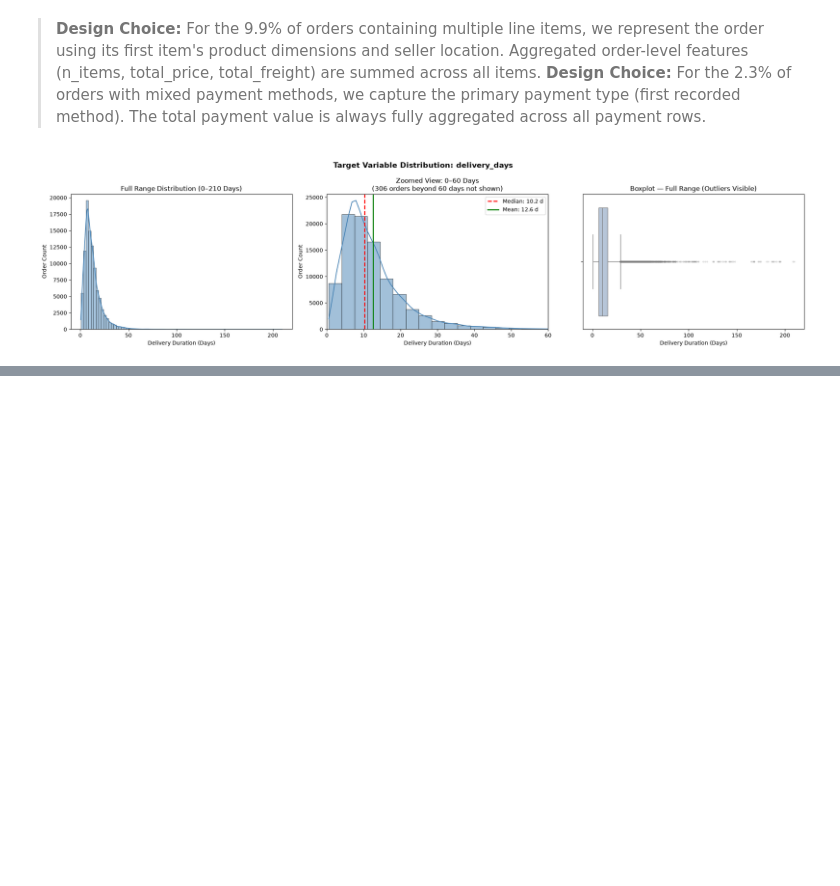
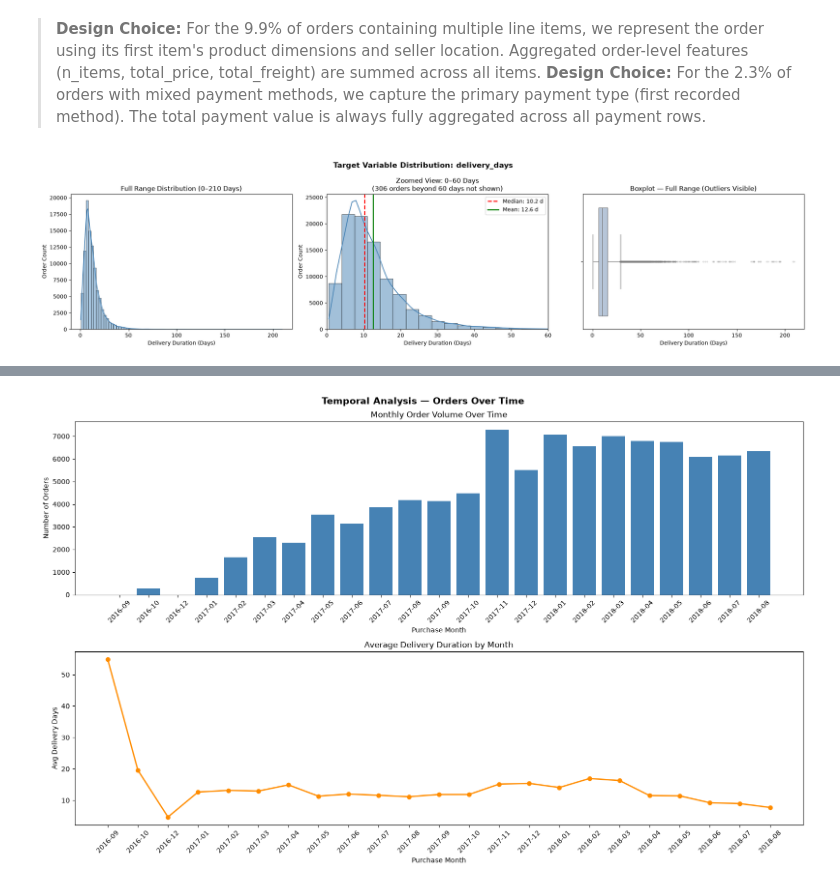
Before and after one commit to hemnath-28/ML-Evaulation-, a Jupyter notebook: regression.ipynb, the cells around one changed output, grey strips where cells are left out. Saved outputs shown, nothing was run; the diff lists cells and outputs as text; code cells hidden in the pictures; blank space fills up the shorter version.

```diff
--- a/regression.ipynb
+++ b/regression.ipynb
@@ -305,0 +412,33 @@ plt.show()
+# %%
+# ============================================================
+# CELL 7B: A2 — Orders by Purchase Month (Temporal EDA)
+# ============================================================
+regression_df['purchase_month'] = regression_df['order_purchase_timestamp'].dt.to_period('M').astype(str)
+
+monthly = regression_df.groupby('purchase_month').agg(
+    order_count=('order_id', 'count'),
+    avg_delivery_days=('delivery_days', 'mean')
+).reset_index()
+
+fig, axes = plt.subplots(2, 1, figsize=(16, 10))
+fig.suptitle("Temporal Analysis — Orders Over Time", fontsize=14, fontweight='bold')
+
+# Top: Order volume by month
+axes[0].bar(monthly['purchase_month'], monthly['order_count'], color='steelblue')
+axes[0].set_title("Monthly Order Volume Over Time")
+axes[0].set_xlabel("Purchase Month")
+axes[0].set_ylabel("Number of Orders")
+axes[0].tick_params(axis='x', rotation=45)
+
+# Bottom: Average delivery days by month
+axes[1].plot(monthly['purchase_month'], monthly['avg_delivery_days'],
+             marker='o', color='darkorange', linewidth=2)
+axes[1].set_title("Average Delivery Duration by Month")
+axes[1].set_xlabel("Purchase Month")
+axes[1].set_ylabel("Avg Delivery Days")
+axes[1].tick_params(axis='x', rotation=45)
+
+plt.tight_layout()
+plt.show()
+# %% [output]
+[figure, added]
```
Also changed, not shown: parts of 3 cells of this notebook.
